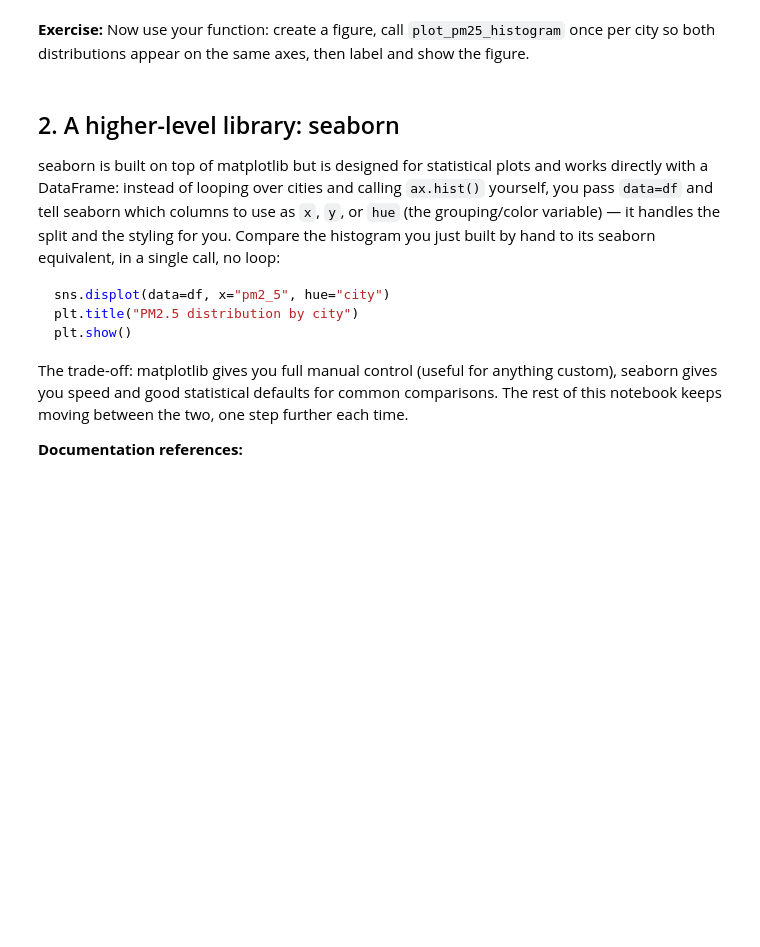
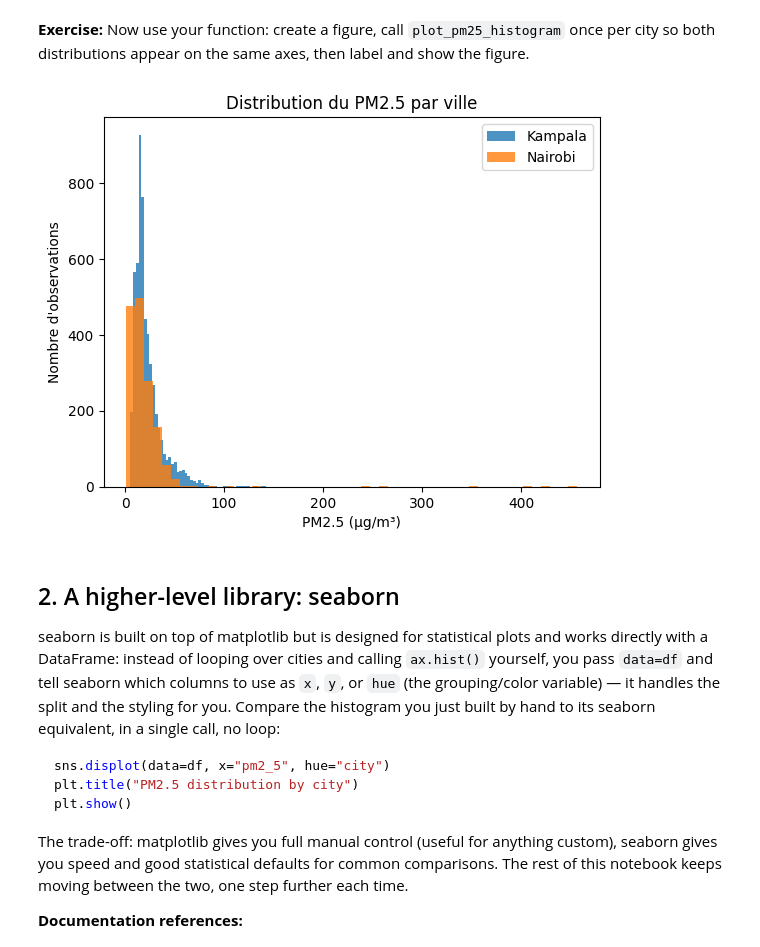
Before and after one commit to AlexisClaude/air_quality, a Jupyter notebook: notebooks/session2/01_discovery.ipynb, the cells around one changed output. Drawn from its saved outputs; the diff is of its cells as text; code cells hidden in the pictures; blank space fills up the shorter version.

```diff
--- a/notebooks/session2/01_discovery.ipynb
+++ b/notebooks/session2/01_discovery.ipynb
@@ -57,7 +66,7 @@ Everything else (colors, styles, subplots) is a variation on this pattern.
 **Exercise:** You will compare the `pm2_5` distribution between the two cities. Rather than writing the plotting code twice (once per city), write a function that plots a `pm2_5` histogram for **one** city on a given `ax`. This "write the per-item logic once" pattern will come back throughout the notebook.
 # %%
 # TODO 1: define a function that plots a pm2_5 histogram for one city on a given ax
-def plot_pm25_histogram(df, city, ax):
+def plot_pm25_histogram(df, city, bins, ax):
     """
     Plot a histogram of pm2_5 for one city on the given matplotlib Axes.
 
@@ -66,10 +75,24 @@ def plot_pm25_histogram(df, city, ax):
     - city: name of the city to filter on
     - ax: matplotlib Axes to draw on
     """
+    df = df[df["city"]==city]
+    column_pm2_5 = df["pm2_5"]
+    ax.hist(column_pm2_5, bins=bins, alpha=0.8, label=city)
 # %% [markdown]
 **Exercise:** Now use your function: create a figure, call `plot_pm25_histogram` once per city so both distributions appear on the same axes, then label and show the figure.
 # %%
 # TODO 2: create a figure, call plot_pm25_histogram once per city, label and show it
+fig, ax = plt.subplots()
+bins = 50
+plot_pm25_histogram(df, "Kampala", bins, ax)
+plot_pm25_histogram(df, "Nairobi", bins, ax)
+ax.set_xlabel("PM2.5 (μg/m³)")
+ax.set_ylabel("Nombre d'observations")
+ax.set_title("Distribution du PM2.5 par ville")
+ax.legend()
+plt.show()
+# %% [output]
+[figure, added]
 # %% [markdown]
 ## 2. A higher-level library: seaborn
 
```
Also changed, not shown: parts of 9 cells of this notebook.
